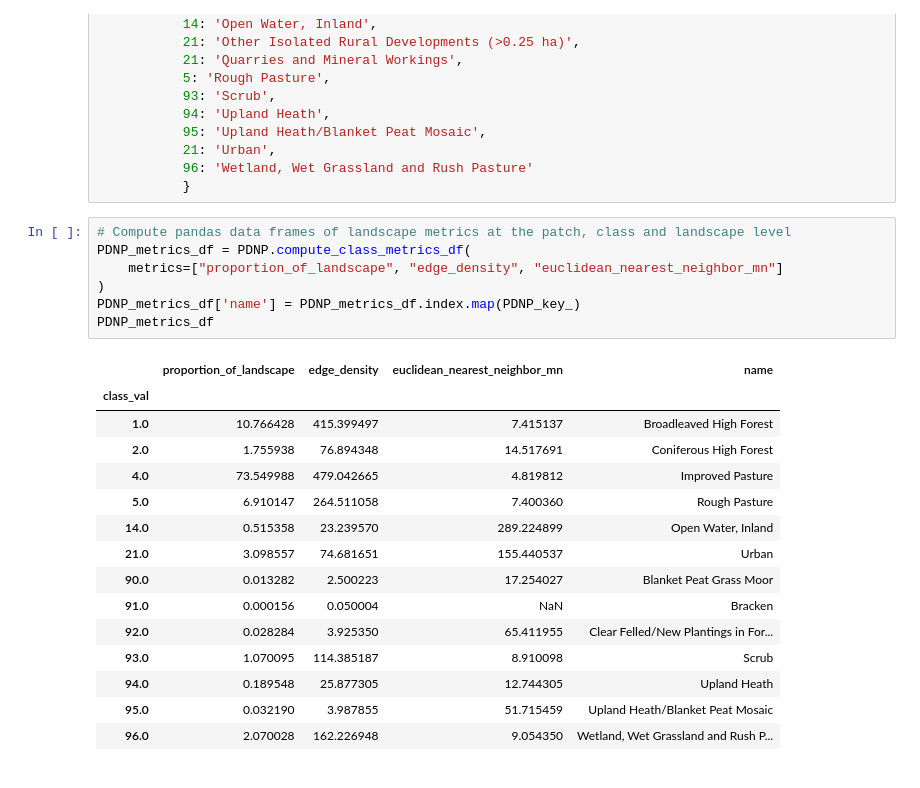
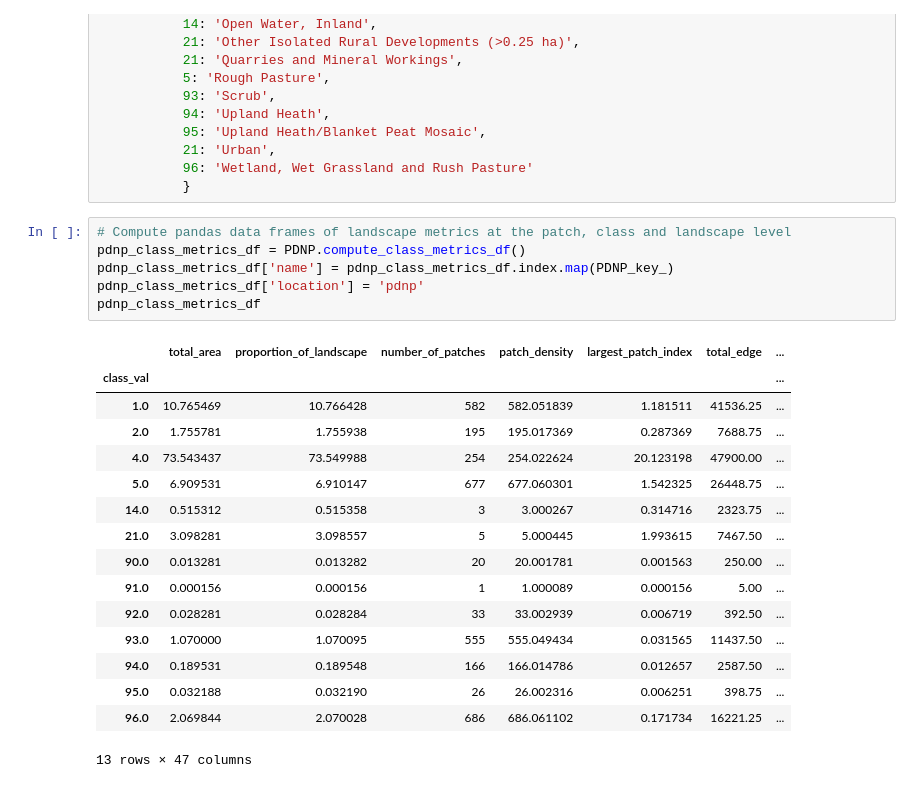
Before and after one commit to pdnpa/cnn-land-cover, a Jupyter notebook: notebooks/LCM fragmentation test.ipynb, the cells around one changed output. Saved outputs shown, nothing was run; the diff lists cells and outputs as text.

```diff
--- a/notebooks/LCM fragmentation test.ipynb
+++ b/notebooks/LCM fragmentation test.ipynb
@@ -226,24 +214,24 @@ PDNP_key_ = {90: 'Blanket Peat Grass Moor',
            }
 # %%
 # Compute pandas data frames of landscape metrics at the patch, class and landscape level
-PDNP_metrics_df = PDNP.compute_class_metrics_df(
-    metrics=["proportion_of_landscape", "edge_density", "euclidean_nearest_neighbor_mn"]
-)
-PDNP_metrics_df['name'] = PDNP_metrics_df.index.map(PDNP_key_)
-PDNP_metrics_df
+pdnp_class_metrics_df = PDNP.compute_class_metrics_df()
+pdnp_class_metrics_df['name'] = pdnp_class_metrics_df.index.map(PDNP_key_)
+pdnp_class_metrics_df['location'] = 'pdnp'
+pdnp_class_metrics_df
 # %% [output]
-|  | proportion_of_landscape | edge_density | euclidean_nearest_neighbor_mn | name |
-| class_val |  |  |  |  |
-| 1.0 | 10.766428 | 415.399497 | 7.415137 | Broadleaved High Forest |
-| 2.0 | 1.755938 | 76.894348 | 14.517691 | Coniferous High Forest |
-| 4.0 | 73.549988 | 479.042665 | 4.819812 | Improved Pasture |
-| 5.0 | 6.910147 | 264.511058 | 7.400360 | Rough Pasture |
-| 14.0 | 0.515358 | 23.239570 | 289.224899 | Open Water, Inland |
-| 21.0 | 3.098557 | 74.681651 | 155.440537 | Urban |
-| 90.0 | 0.013282 | 2.500223 | 17.254027 | Blanket Peat Grass Moor |
-| 91.0 | 0.000156 | 0.050004 | NaN | Bracken |
-| 92.0 | 0.028284 | 3.925350 | 65.411955 | Clear Felled/New Plantings in For... |
-| 93.0 | 1.070095 | 114.385187 | 8.910098 | Scrub |
-| 94.0 | 0.189548 | 25.877305 | 12.744305 | Upland Heath |
-| 95.0 | 0.032190 | 3.987855 | 51.715459 | Upland Heath/Blanket Peat Mosaic |
-| 96.0 | 2.070028 | 162.226948 | 9.054350 | Wetland, Wet Grassland and Rush P... |
+|  | total_area | proportion_of_landscape | number_of_patches | patch_density | largest_patch_index | total_edge | ... |
+| class_val |  |  |  |  |  |  | ... |
+| 1.0 | 10.765469 | 10.766428 | 582 | 582.051839 | 1.181511 | 41536.25 | ... |
+| 2.0 | 1.755781 | 1.755938 | 195 | 195.017369 | 0.287369 | 7688.75 | ... |
+| 4.0 | 73.543437 | 73.549988 | 254 | 254.022624 | 20.123198 | 47900.00 | ... |
+| 5.0 | 6.909531 | 6.910147 | 677 | 677.060301 | 1.542325 | 26448.75 | ... |
+| 14.0 | 0.515312 | 0.515358 | 3 | 3.000267 | 0.314716 | 2323.75 | ... |
+| 21.0 | 3.098281 | 3.098557 | 5 | 5.000445 | 1.993615 | 7467.50 | ... |
+| 90.0 | 0.013281 | 0.013282 | 20 | 20.001781 | 0.001563 | 250.00 | ... |
+| 91.0 | 0.000156 | 0.000156 | 1 | 1.000089 | 0.000156 | 5.00 | ... |
+| 92.0 | 0.028281 | 0.028284 | 33 | 33.002939 | 0.006719 | 392.50 | ... |
+| 93.0 | 1.070000 | 1.070095 | 555 | 555.049434 | 0.031565 | 11437.50 | ... |
+| 94.0 | 0.189531 | 0.189548 | 166 | 166.014786 | 0.012657 | 2587.50 | ... |
+| 95.0 | 0.032188 | 0.032190 | 26 | 26.002316 | 0.006251 | 398.75 | ... |
+| 96.0 | 2.069844 | 2.070028 | 686 | 686.061102 | 0.171734 | 16221.25 | ... |
+13 rows × 47 columns
```
Also changed, not shown: parts of 16 cells of this notebook.
